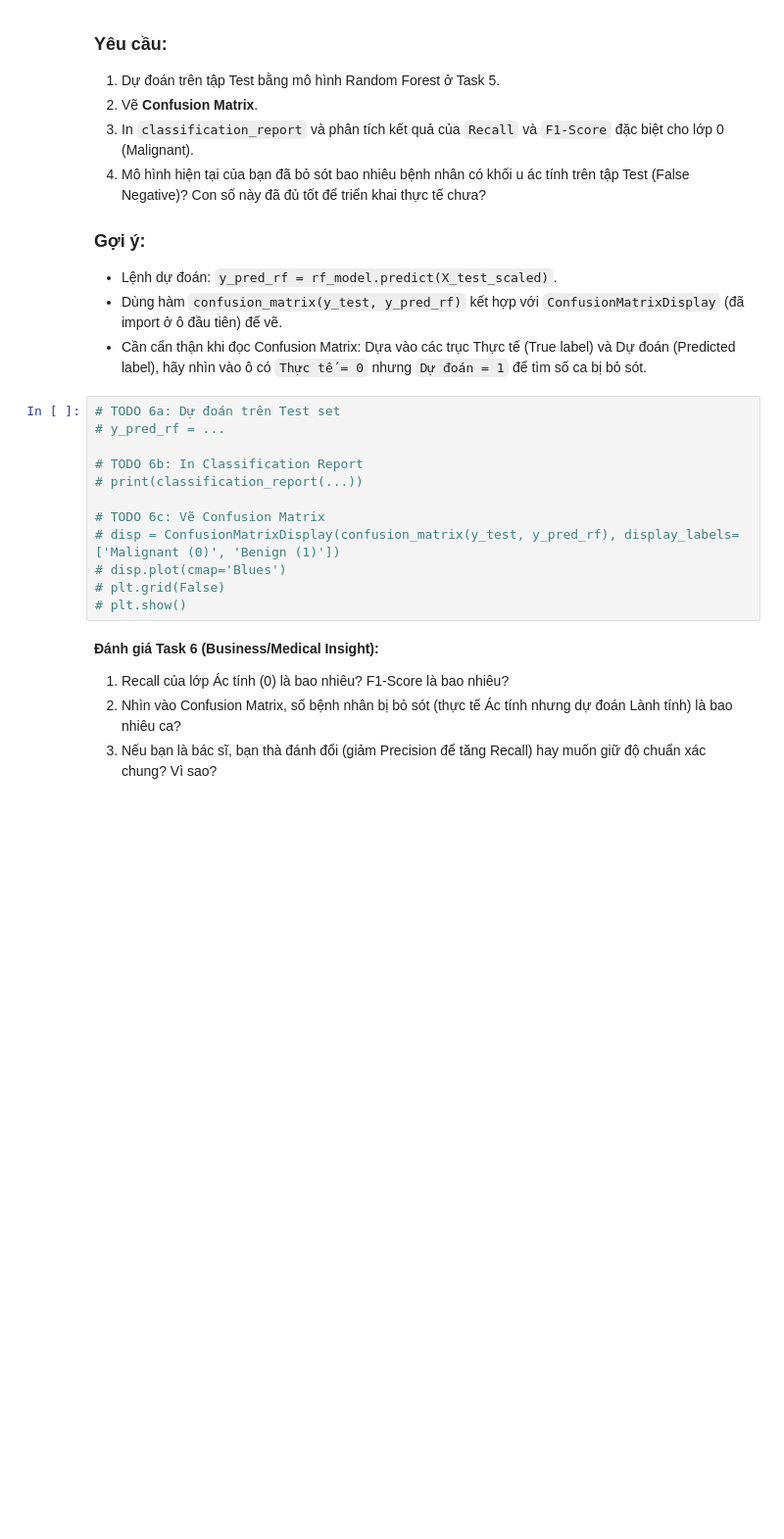
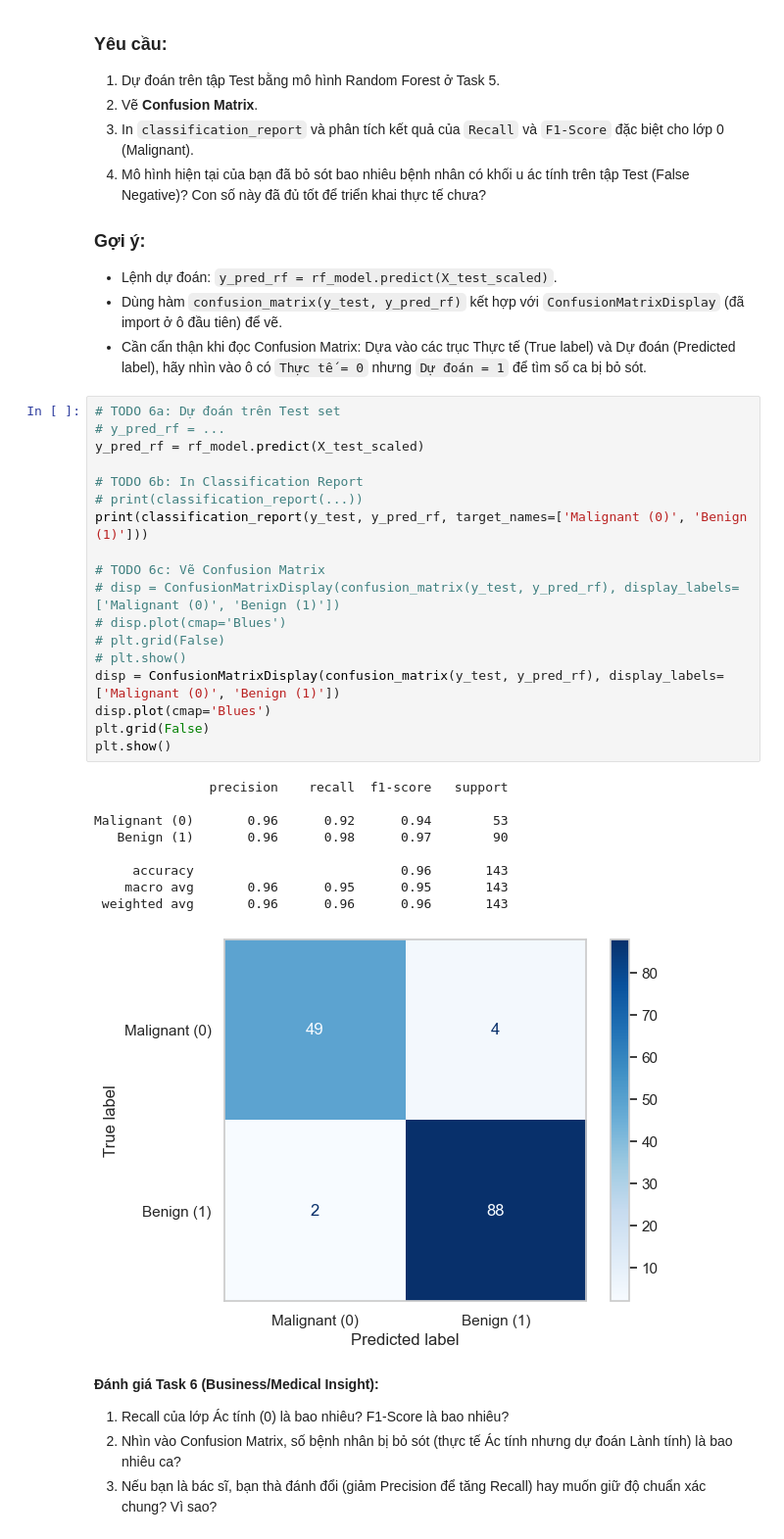
Before and after one commit to TrungQuanHCMUT/mliot-pyml-2026-hw, a Jupyter notebook: week04/BTVN_buoi8.ipynb, the cells around one changed output. Shown at 98% size. Cells and saved outputs as stored; diff of their text form; blank space fills up the shorter version.

```diff
--- a/week04/BTVN_buoi8.ipynb
+++ b/week04/BTVN_buoi8.ipynb
@@ -239,15 +246,31 @@ Trong bài toán này:
 # %%
 # TODO 6a: Dự đoán trên Test set
 # y_pred_rf = ...
+y_pred_rf = rf_model.predict(X_test_scaled)
 
 # TODO 6b: In Classification Report
 # print(classification_report(...))
+print(classification_report(y_test, y_pred_rf, target_names=['Malignant (0)', 'Benign (1)']))
 
 # TODO 6c: Vẽ Confusion Matrix
 # disp = ConfusionMatrixDisplay(confusion_matrix(y_test, y_pred_rf), display_labels=['Malignant (0)', 'Benign (1)'])
 # disp.plot(cmap='Blues')
 # plt.grid(False)
 # plt.show()
+disp = ConfusionMatrixDisplay(confusion_matrix(y_test, y_pred_rf), display_labels=['Malignant (0)', 'Benign (1)'])
+disp.plot(cmap='Blues')
+plt.grid(False)
+plt.show()
+# %% [output]
+               precision    recall  f1-score   support
+
+Malignant (0)       0.96      0.92      0.94        53
+   Benign (1)       0.96      0.98      0.97        90
+
+     accuracy                           0.96       143
+    macro avg       0.96      0.95      0.95       143
+ weighted avg       0.96      0.96      0.96       143
+[figure, added]
 # %% [markdown]
 **Đánh giá Task 6 (Business/Medical Insight):**
 
```
Also changed, not shown: parts of 2 cells of this notebook.
